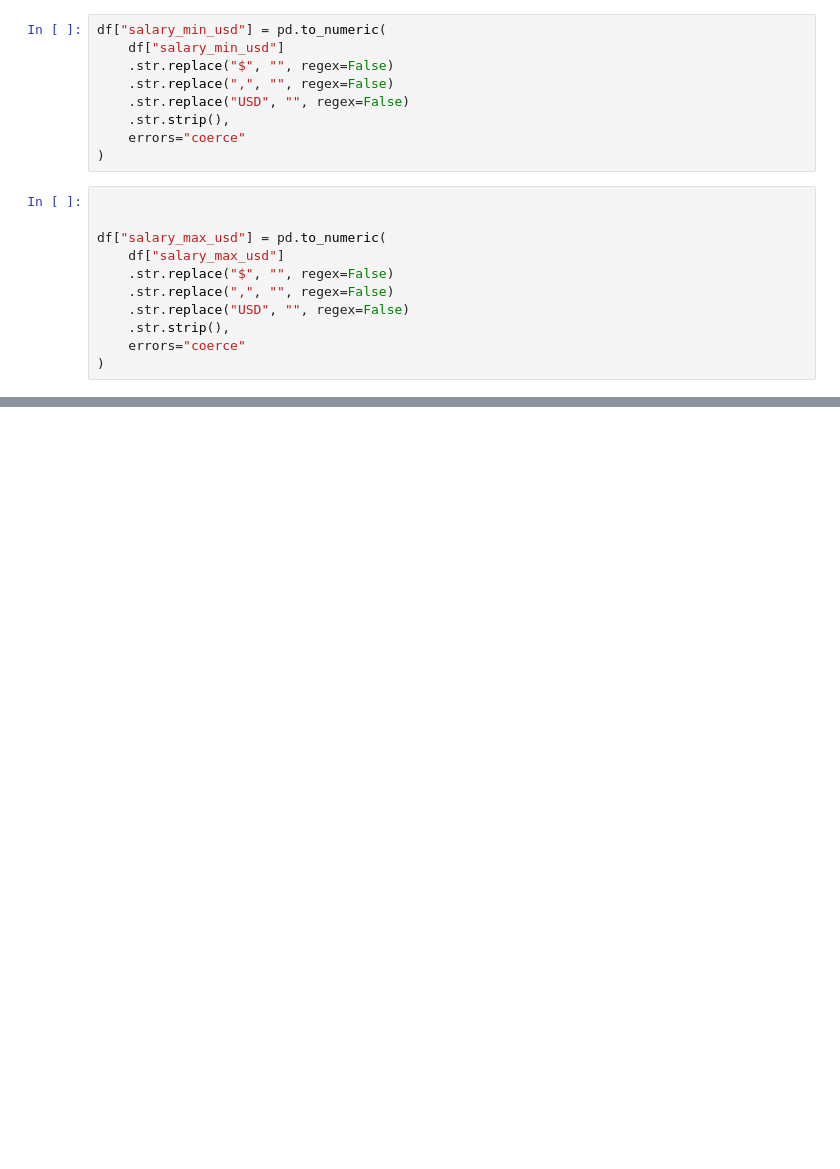
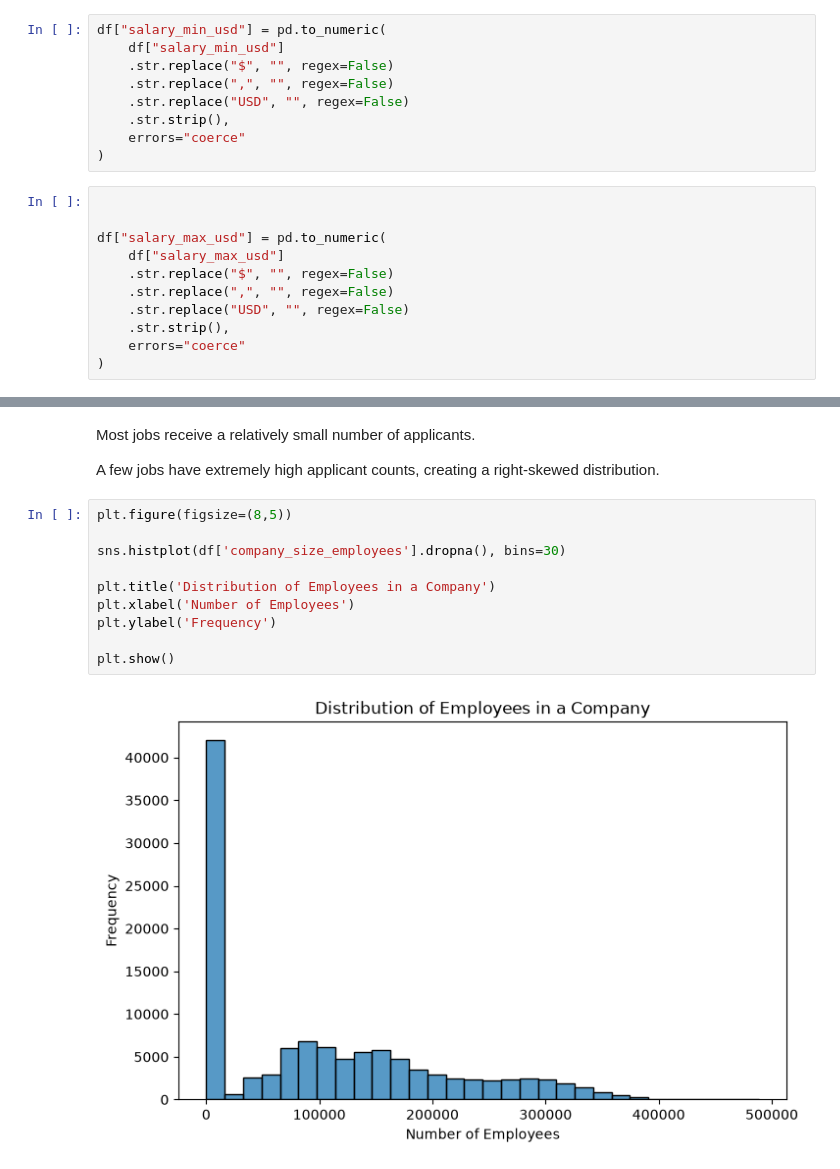
Before and after one commit to Suhani-codes18/Task-1-Suhani, a Jupyter notebook: EDA.ipynb, the cells around one changed output, grey strips where cells are left out. Saved outputs shown, nothing was run; the diff lists cells and outputs as text; blank space fills up the shorter version.

```diff
--- a/EDA.ipynb
+++ b/EDA.ipynb
@@ -621,0 +984,16 @@ plt.show()
+# %% [markdown]
+Most jobs receive a relatively small number of applicants.
+
+A few jobs have extremely high applicant counts, creating a right-skewed distribution.
+# %%
+plt.figure(figsize=(8,5))
+
+sns.histplot(df['company_size_employees'].dropna(), bins=30)
+
+plt.title('Distribution of Employees in a Company')
+plt.xlabel('Number of Employees')
+plt.ylabel('Frequency')
+
+plt.show()
+# %% [output]
+[figure, added]
```
Also changed, not shown: parts of 137 cells of this notebook.
